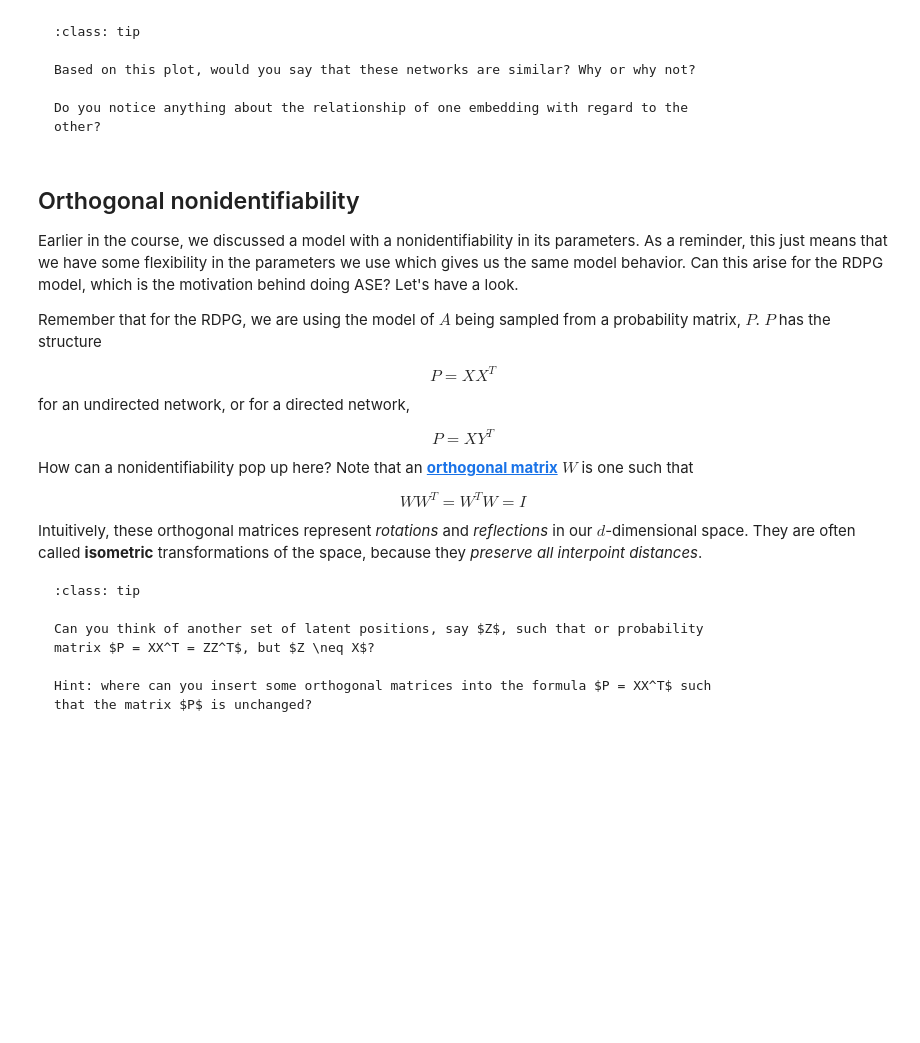
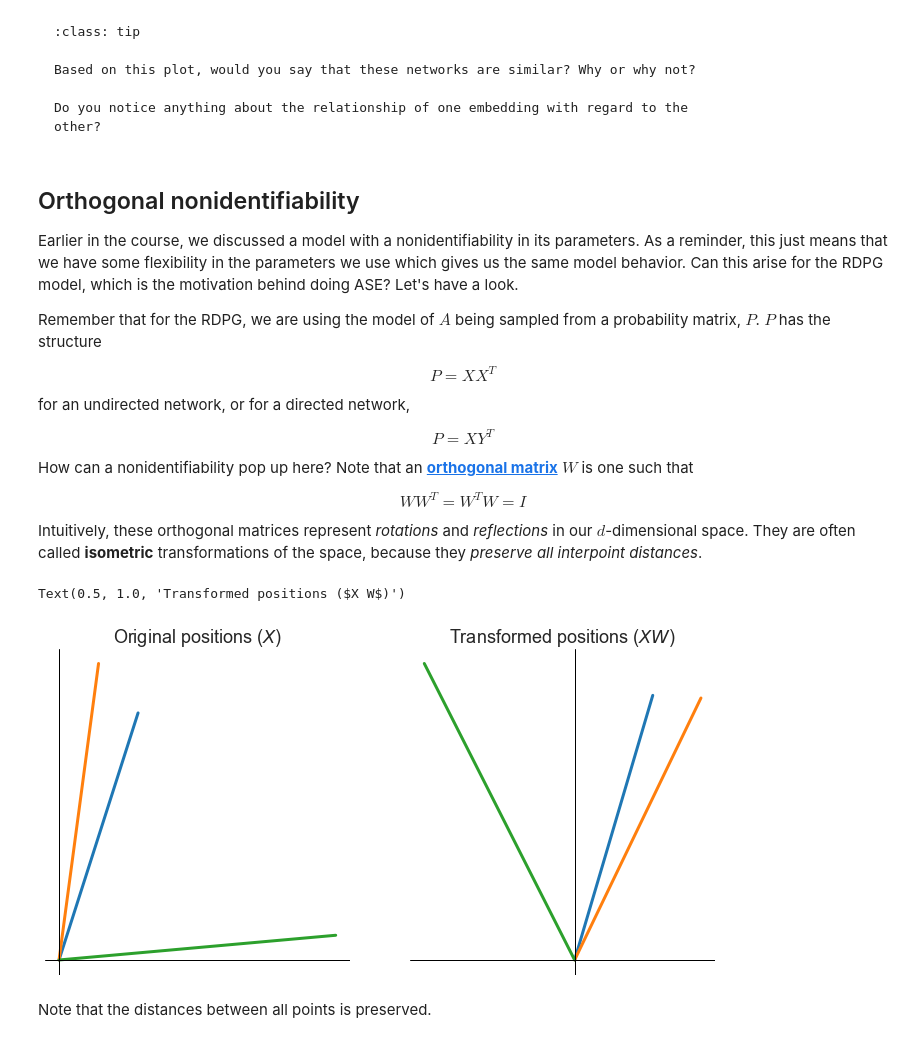
Before and after one commit to bdpedigo/networks-course, a Jupyter notebook: docs/multiple_embedding.ipynb, the cells around one changed output. Saved outputs shown, nothing was run; the diff lists cells and outputs as text; code cells hidden in the pictures; blank space fills up the shorter version.

````diff
--- a/docs/multiple_embedding.ipynb
+++ b/docs/multiple_embedding.ipynb
@@ -99,13 +103,42 @@ $$W W^T = W^T W = I$$
 Intuitively, these orthogonal matrices represent *rotations* and *reflections* in our
 $d$-dimensional space. They are often called **isometric** transformations of the space,
 because they *preserve all interpoint distances*.
-
-```{admonition} Question
-:class: tip
-
-Can you think of another set of latent positions, say $Z$, such that or probability
-matrix $P = XX^T = ZZ^T$, but $Z \neq X$?
-
-Hint: where can you insert some orthogonal matrices into the formula $P = XX^T$ such
-that the matrix $P$ is unchanged?
-```
+# %%
+import matplotlib.pyplot as plt
+import seaborn as sns
+
+sns.set_context('talk')
+
+X = np.array([[0.2, 0.5], [0.1, 0.6], [0.7, 0.05]])
+
+fig, axs = plt.subplots(1,2,figsize=(12,6))
+
+ax = axs[0]
+for row in X:
+    ax.plot([0.0, row[0]], [0.0, row[1]], linewidth=3)
+
+ax.axis('off')
+ax.axvline(0, color='black', linewidth=1)
+ax.axhline(0, color='black', linewidth=1)
+ax.set_title(r"Original positions ($X$)")
+
+from scipy.stats import ortho_group
+
+np.random.seed(888)
+W = ortho_group.rvs(2)
+
+Z = X @ W
+
+ax = axs[1]
+for row in Z:
+    ax.plot([0.0, row[0]], [0.0, row[1]], linewidth=3)
+
+ax.axis('off')
+ax.axvline(0, color='black', linewidth=1)
+ax.axhline(0, color='black', linewidth=1)
+ax.set_title(r"Transformed positions ($X W$)")
+# %% [output]
+Text(0.5, 1.0, 'Transformed positions ($X W$)')
+[figure, added]
+# %% [markdown]
+Note that the distances between all points is preserved.
````
Also changed, not shown: parts of 11 cells of this notebook.
